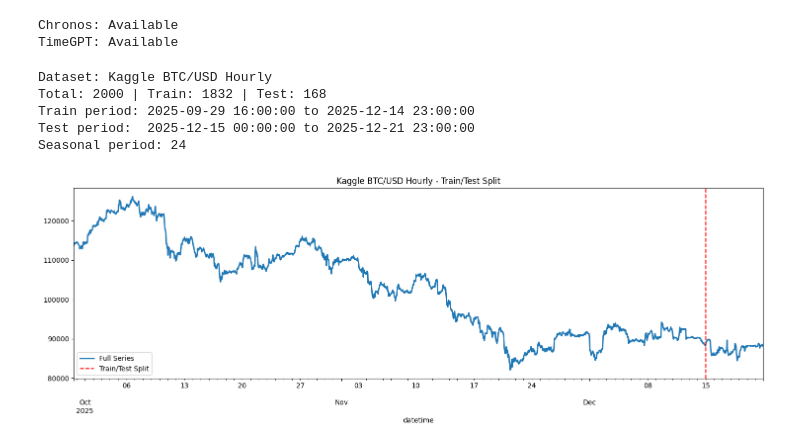
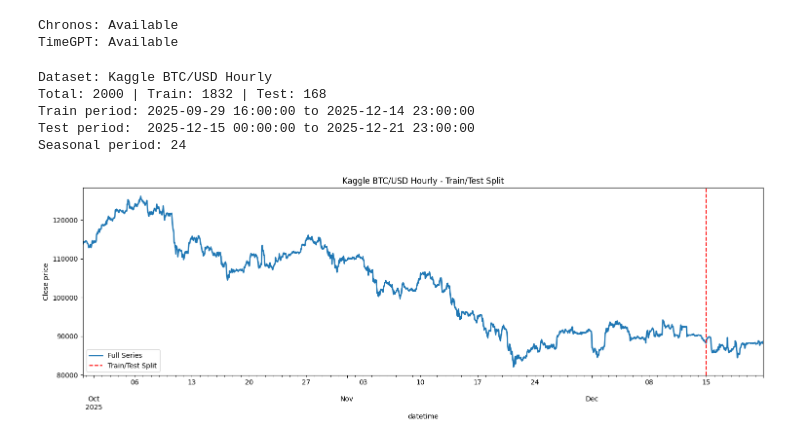
Before and after one commit to ContiHan/Statistika, a Jupyter notebook: forecasting/05_forecasting_kaggle_btcusd_hourly.ipynb, the cells around one changed output. Cells and saved outputs as stored; diff of their text form; code cells hidden in the pictures.

```diff
--- a/forecasting/05_forecasting_kaggle_btcusd_hourly.ipynb
+++ b/forecasting/05_forecasting_kaggle_btcusd_hourly.ipynb
@@ -118,7 +118,7 @@ series = series.astype(np.float32)
 
 
 # ===========================================================================================
-# SMOKE TESTING: Use a smaller subset of the data for faster iteration during development
+# SMOKE TESTING: Use a smaller subset of the data for faster iteration during development
 series = series[-2000:]
 # REMOVE after smoke testing validation
 # ===========================================================================================
@@ -135,34 +135,35 @@ offset_map = {
     'H': pd.DateOffset(hours=test_periods)
 }
 offset = offset_map.get(freq, pd.DateOffset(days=test_periods))
 
 train, test = series.split_after(pd.Timestamp(series.end_time()) - offset)
 
 # === SCALING (for Deep Learning models) ===
 # IMPORTANT: Scaler is fitted ONLY on training data to prevent data leakage
 scaler = Scaler()
 train_scaled = scaler.fit_transform(train)
 test_scaled = scaler.transform(test)  # Transform only, no fitting
 series_scaled = scaler.transform(series)
 
 print(f"Dataset: {DATASET_CONFIG['name']}")
 print(f"Total: {len(series)} | Train: {len(train)} | Test: {len(test)}")
 print(f"Train period: {train.start_time()} to {train.end_time()}")
 print(f"Test period:  {test.start_time()} to {test.end_time()}")
 print(f"Seasonal period: {DATASET_CONFIG['seasonal_period']}")
 
 series.plot(label='Full Series', figsize=(18, 5))
 plt.axvline(x=test.start_time(), color='red', linestyle='--', label='Train/Test Split')
 plt.title(f"{DATASET_CONFIG['name']} - Train/Test Split")
+plt.ylabel('Close price')
 plt.legend()
 plt.show()
 # %% [output]
 Dataset: Kaggle BTC/USD Hourly
 Total: 2000 | Train: 1832 | Test: 168
 Train period: 2025-09-29 16:00:00 to 2025-12-14 23:00:00
 Test period:  2025-12-15 00:00:00 to 2025-12-21 23:00:00
 Seasonal period: 24
-[figure, old version]
+[figure, new version]
 # %%
 # 3. Evaluation Metrics and Result Logging
 #
```
Also changed, not shown: parts of 6 cells of this notebook, 3 other files.
